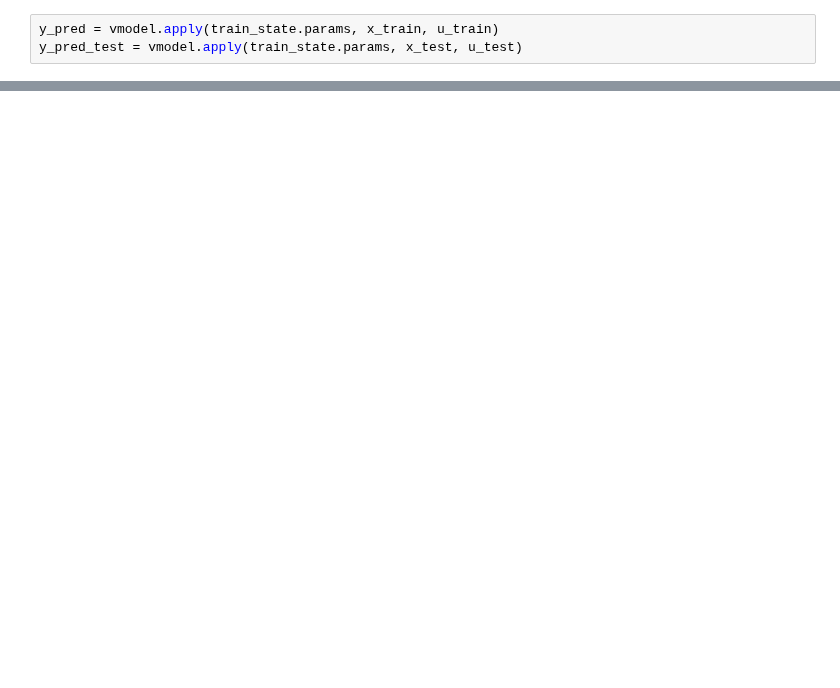
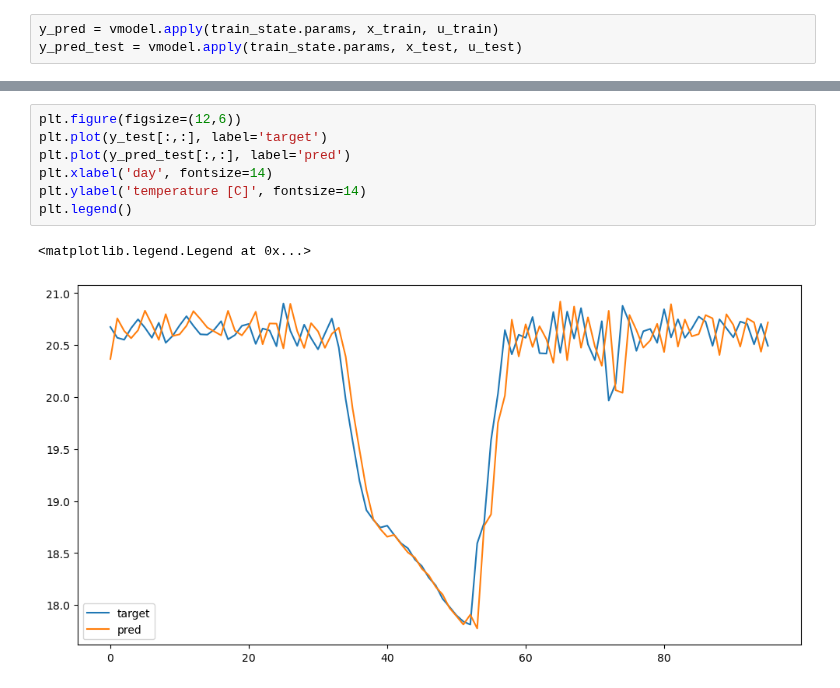
Before and after one commit to YangyangFu/dynax, a Jupyter notebook: cases/cost-comfort/cost-comfort-realworld.ipynb, the cells around one changed output, grey strips where cells are left out. Drawn from its saved outputs; the diff is of its cells as text; blank space fills up the shorter version.

```diff
--- a/cases/cost-comfort/cost-comfort-realworld.ipynb
+++ b/cases/cost-comfort/cost-comfort-realworld.ipynb
@@ -1002,0 +883,10 @@ plt.legend()
+# %%
+plt.figure(figsize=(12,6))
+plt.plot(y_test[:,:], label='target')
+plt.plot(y_pred_test[:,:], label='pred')
+plt.xlabel('day', fontsize=14)
+plt.ylabel('temperature [C]', fontsize=14)
+plt.legend()
+# %% [output]
+<matplotlib.legend.Legend at 0x...>
+[figure, added]
```
Also changed, not shown: parts of 58 cells of this notebook, 2 other files.
